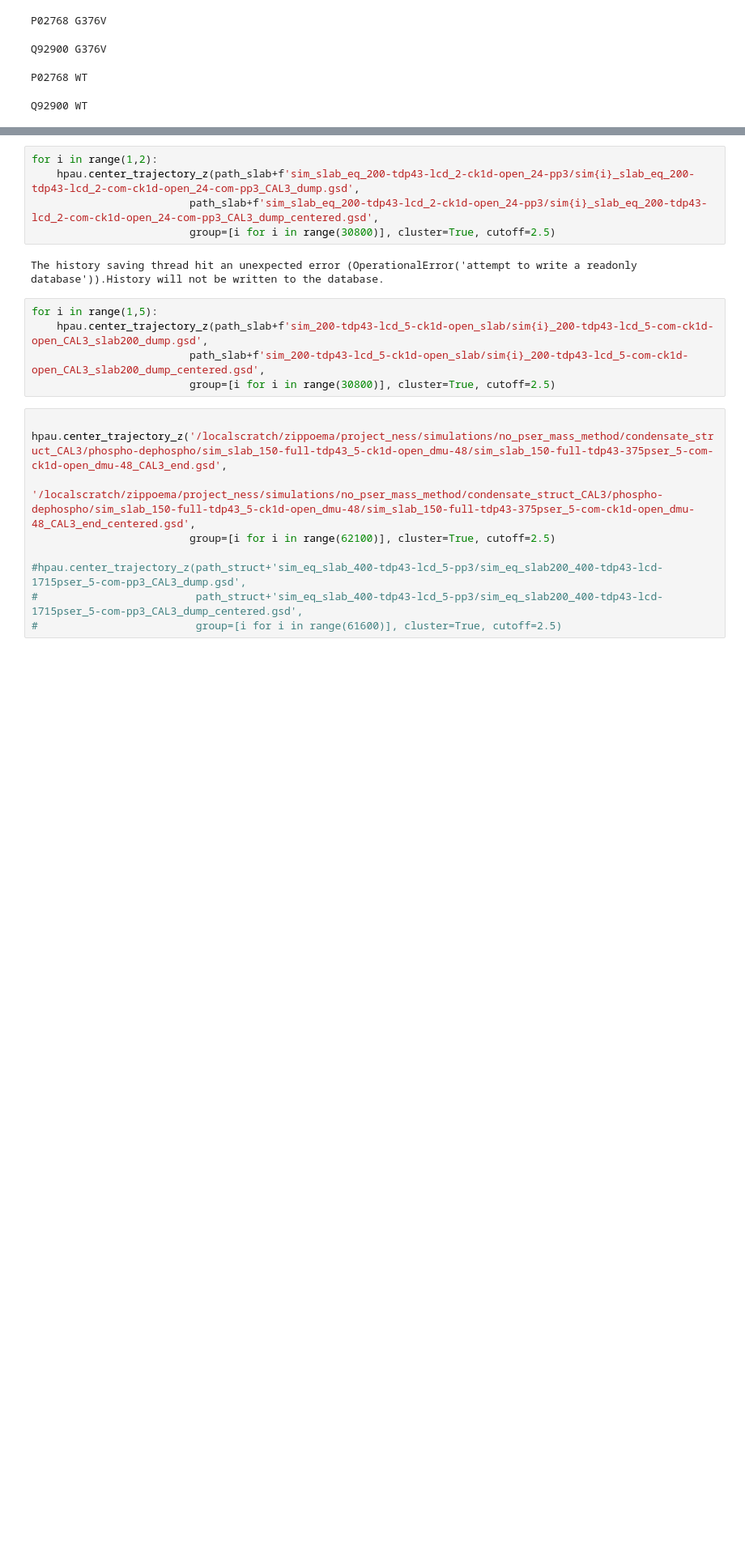
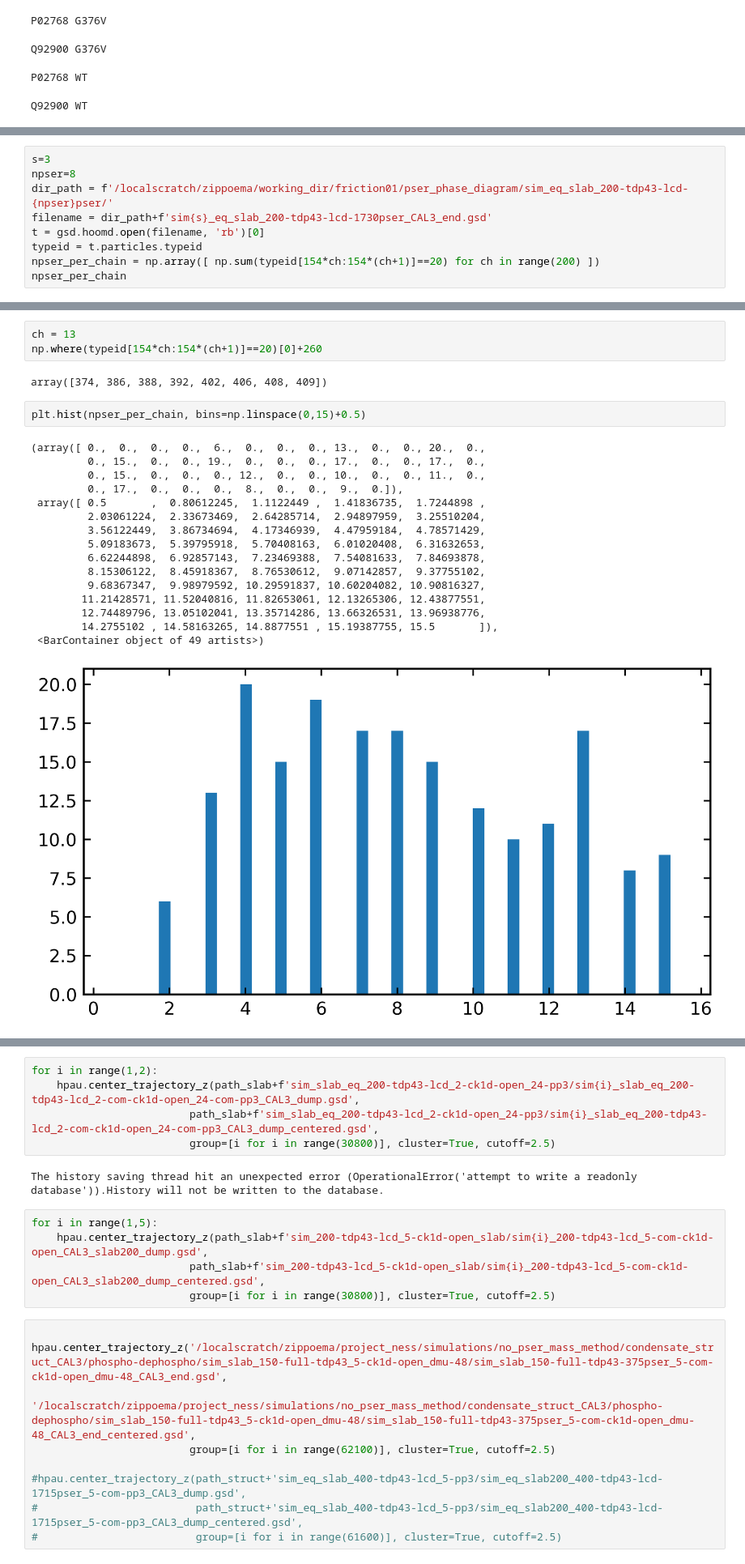
Before and after one commit to ezippo/HPA, a Jupyter notebook: process_traj.ipynb, the cells around one changed output, grey strips where cells are left out. Shown at 81% size. Saved outputs shown, nothing was run; the diff lists cells and outputs as text; blank space fills up the shorter version.

```diff
--- a/process_traj.ipynb
+++ b/process_traj.ipynb
@@ -63,0 +75,9 @@ Q92900 WT
+# %%
+s=3
+npser=8
+dir_path = f'/localscratch/zippoema/working_dir/friction01/pser_phase_diagram/sim_eq_slab_200-tdp43-lcd-{npser}pser/'
+filename = dir_path+f'sim{s}_eq_slab_200-tdp43-lcd-1730pser_CAL3_end.gsd'
+t = gsd.hoomd.open(filename, 'rb')[0]
+typeid = t.particles.typeid
+npser_per_chain = np.array([ np.sum(typeid[154*ch:154*(ch+1)]==20) for ch in range(200) ])
+npser_per_chain
@@ -63,0 +97,24 @@ Q92900 WT
+# %%
+ch = 13
+np.where(typeid[154*ch:154*(ch+1)]==20)[0]+260
+# %% [output]
+array([374, 386, 388, 392, 402, 406, 408, 409])
+# %%
+plt.hist(npser_per_chain, bins=np.linspace(0,15)+0.5)
+# %% [output]
+(array([ 0.,  0.,  0.,  0.,  6.,  0.,  0.,  0., 13.,  0.,  0., 20.,  0.,
+         0., 15.,  0.,  0., 19.,  0.,  0.,  0., 17.,  0.,  0., 17.,  0.,
+         0., 15.,  0.,  0.,  0., 12.,  0.,  0., 10.,  0.,  0., 11.,  0.,
+         0., 17.,  0.,  0.,  0.,  8.,  0.,  0.,  9.,  0.]),
+ array([ 0.5       ,  0.80612245,  1.1122449 ,  1.41836735,  1.7244898 ,
+         2.03061224,  2.33673469,  2.64285714,  2.94897959,  3.25510204,
+         3.56122449,  3.86734694,  4.17346939,  4.47959184,  4.78571429,
+         5.09183673,  5.39795918,  5.70408163,  6.01020408,  6.31632653,
+         6.62244898,  6.92857143,  7.23469388,  7.54081633,  7.84693878,
+         8.15306122,  8.45918367,  8.76530612,  9.07142857,  9.37755102,
+         9.68367347,  9.98979592, 10.29591837, 10.60204082, 10.90816327,
+        11.21428571, 11.52040816, 11.82653061, 12.13265306, 12.43877551,
+        12.74489796, 13.05102041, 13.35714286, 13.66326531, 13.96938776,
+        14.2755102 , 14.58163265, 14.8877551 , 15.19387755, 15.5       ]),
+ <BarContainer object of 49 artists>)
+[figure, added]
```
Also changed, not shown: parts of 10 cells of this notebook, 1 other file.
